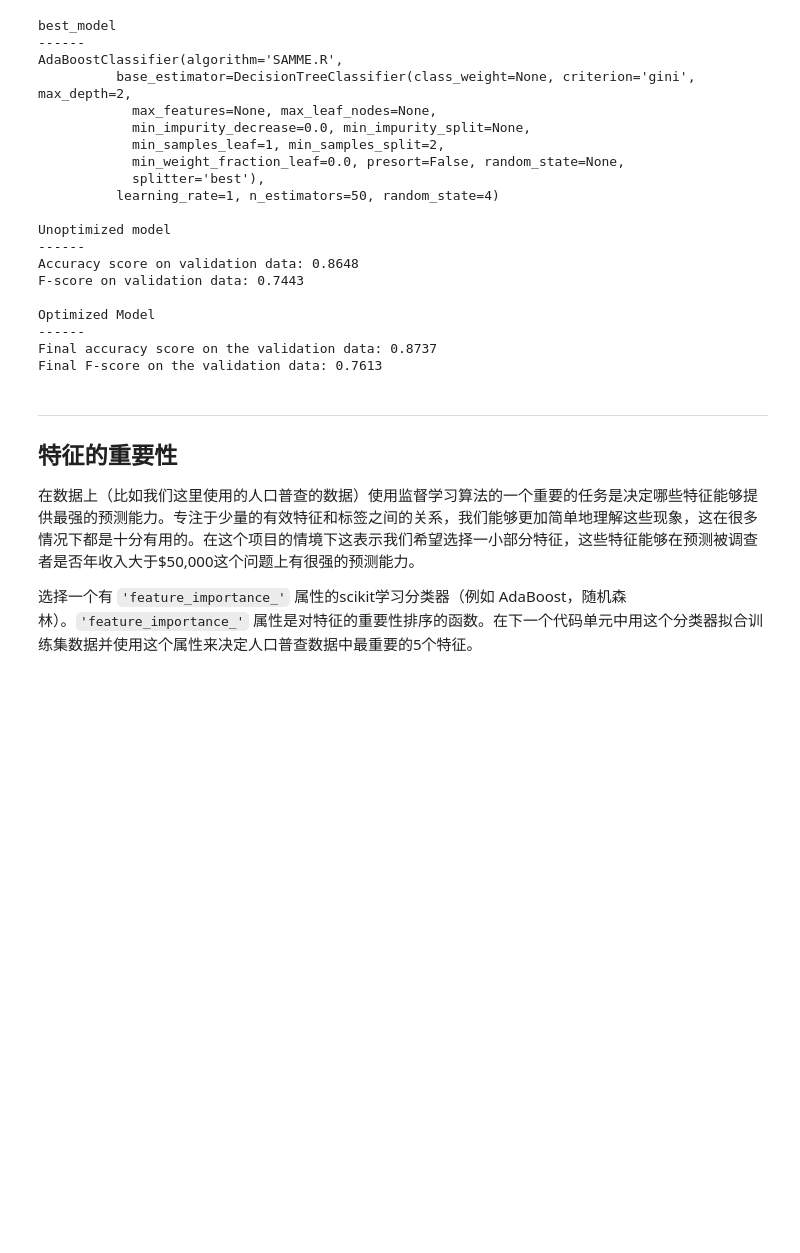
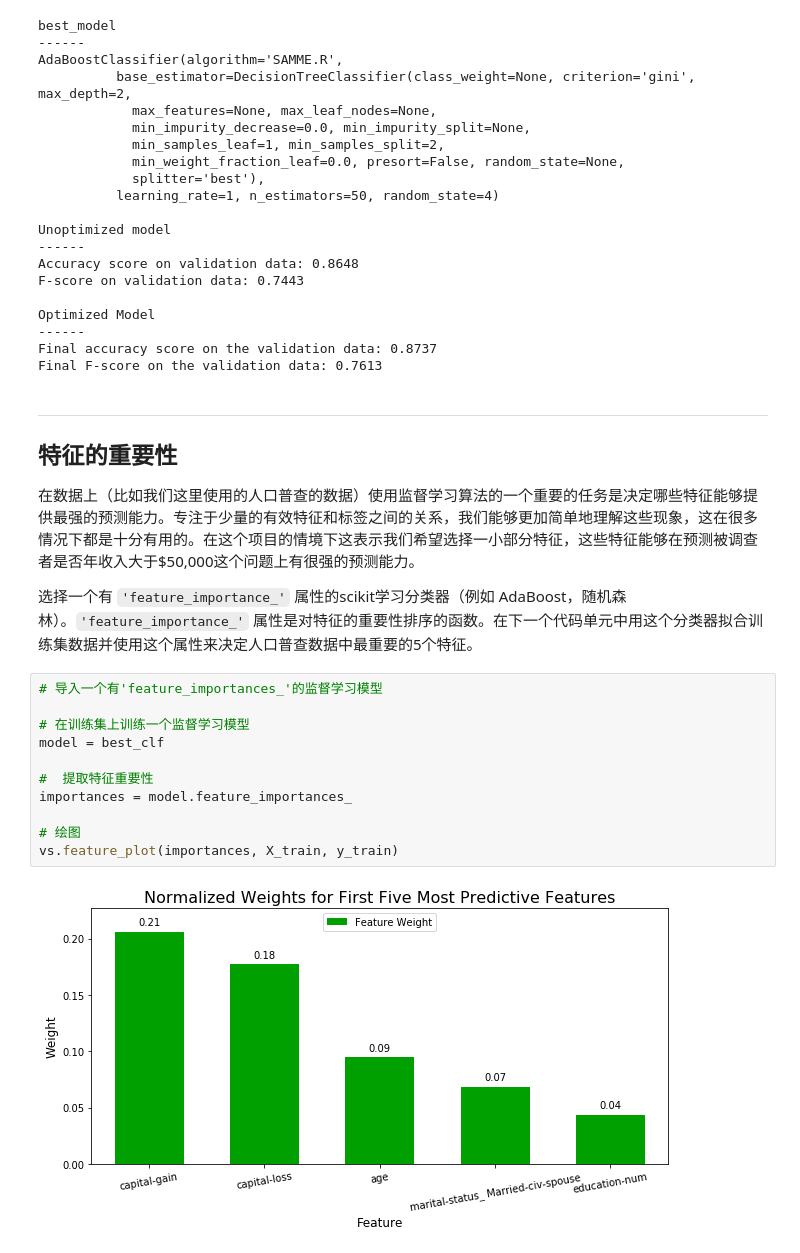
Before and after one commit to zhangjiqiang/AIProject, a Jupyter notebook: udacity_Finding_Donors-master/find_donors.ipynb, the cells around one changed output. Cells and saved outputs as stored; diff of their text form; blank space fills up the shorter version.

```diff
--- a/udacity_Finding_Donors-master/find_donors.ipynb
+++ b/udacity_Finding_Donors-master/find_donors.ipynb
@@ -480,3 +480,16 @@ Final F-score on the validation data: 0.7613
 在数据上（比如我们这里使用的人口普查的数据）使用监督学习算法的一个重要的任务是决定哪些特征能够提供最强的预测能力。专注于少量的有效特征和标签之间的关系，我们能够更加简单地理解这些现象，这在很多情况下都是十分有用的。在这个项目的情境下这表示我们希望选择一小部分特征，这些特征能够在预测被调查者是否年收入大于\$50,000这个问题上有很强的预测能力。
 
 选择一个有 `'feature_importance_'` 属性的scikit学习分类器（例如 AdaBoost，随机森林）。`'feature_importance_'` 属性是对特征的重要性排序的函数。在下一个代码单元中用这个分类器拟合训练集数据并使用这个属性来决定人口普查数据中最重要的5个特征。
+# %%
+# 导入一个有'feature_importances_'的监督学习模型
+
+# 在训练集上训练一个监督学习模型
+model = best_clf
+
+#  提取特征重要性
+importances = model.feature_importances_
+
+# 绘图
+vs.feature_plot(importances, X_train, y_train)
+# %% [output]
+[figure, added]
```
Also changed, not shown: parts of 3 cells of this notebook.
